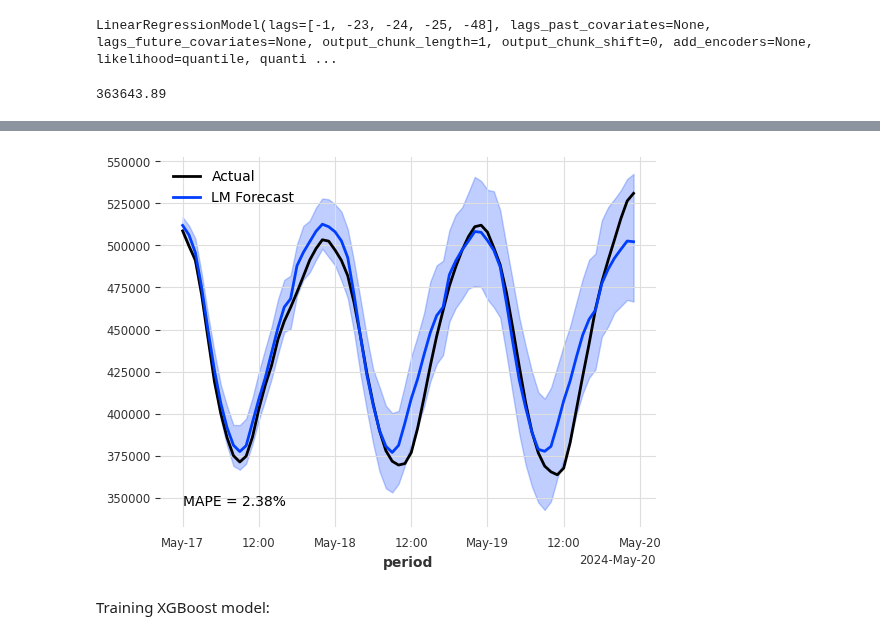
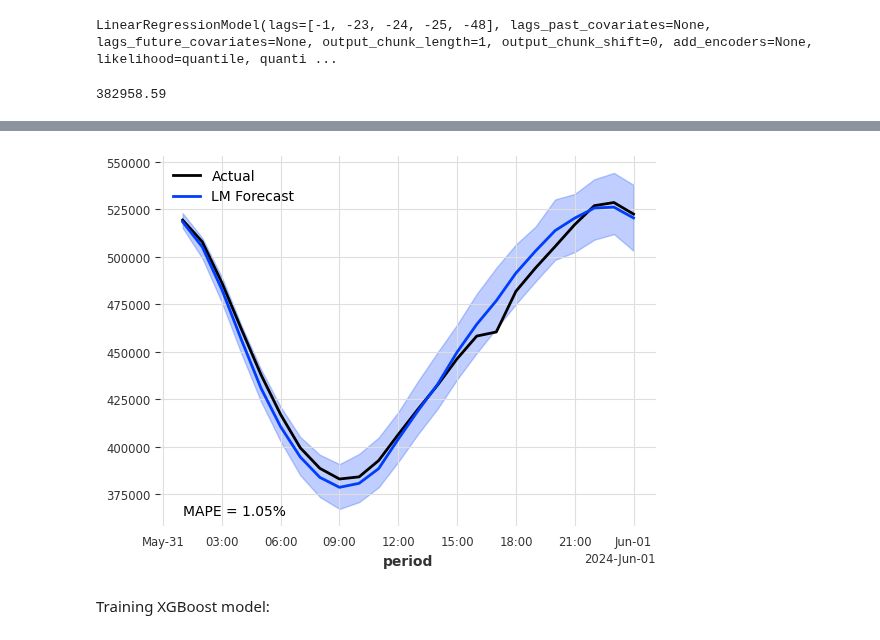
Before and after one commit to RamiKrispin/eia-poc, a Jupyter notebook: darts_prototype_core.ipynb, the cells around one changed output, grey strips where cells are left out. Saved outputs shown, nothing was run; the diff lists cells and outputs as text; code cells hidden in the pictures.

```diff
--- a/darts_prototype_core.ipynb
+++ b/darts_prototype_core.ipynb
@@ -69,7 +71,7 @@ ts.diff().plot()
 # %% [markdown]
 ## Training Forecasting Model
 # %%
-test_length = 72
+test_length = 24
 
 lags=[-1, -23,-24, -25, -48]
 seed = 12345
@@ -91,11 +93,10 @@ prediction = lm_md.predict(test_length, num_samples= num_samples)
 val._time_index[0]
 val.all_values().min()
 # %% [output]
-363643.89
+382958.59
 # %%
 m = "MAPE = {:.2f}%".format(mape(val, prediction))
 val.plot(label = "Actual")
 prediction.plot(label="LM Forecast")
-plt.legend()
 plt.text(val._time_index[0], 0.95 *val.all_values().min(), m, fontsize = 10)
 # %% [output]
@@ -103,4 +104,4 @@ Text(2024-05-17 00:00:00, 345461.6955, 'MAPE = 2.38%')
-[figure, old version]
+[figure, new version]
 # %% [markdown]
 Training XGBoost model:
 # %%
```
Also changed, not shown: parts of 4 cells of this notebook, 5 other files.
